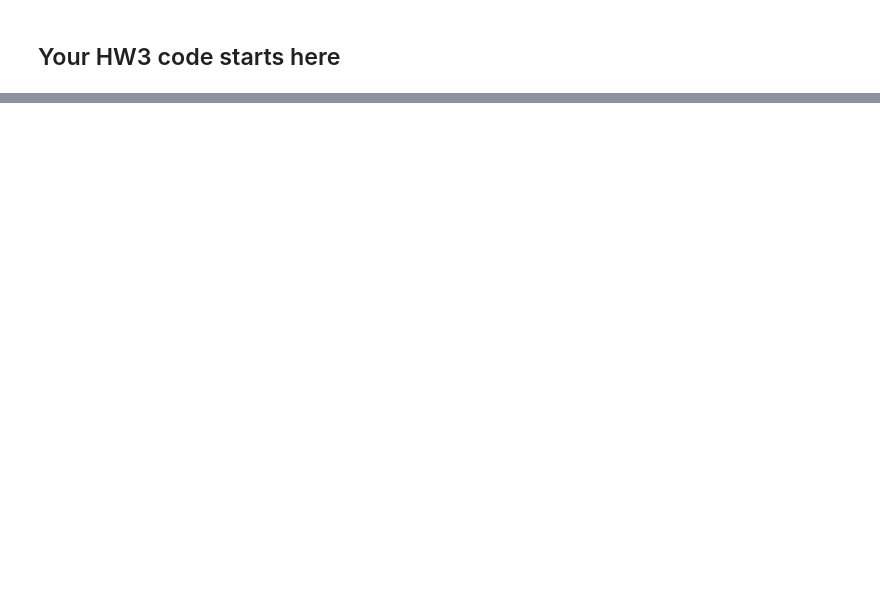
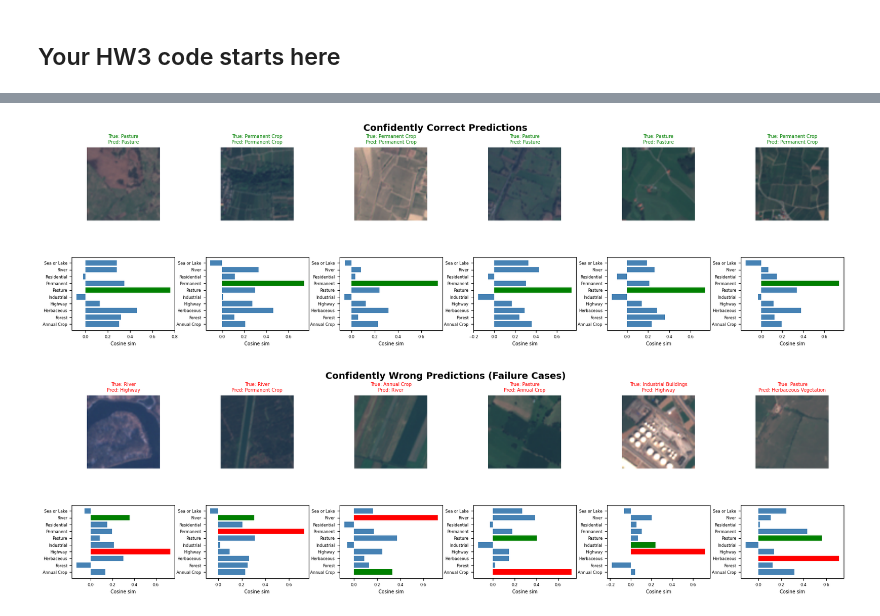
Before and after one commit to wduan10/cs148b_hw3, a Jupyter notebook: colab_setup.ipynb, the cells around one changed output, grey strips where cells are left out. Drawn from its saved outputs; the diff is of its cells as text; code cells hidden in the pictures; blank space fills up the shorter version.

```diff
--- a/colab_setup.ipynb
+++ b/colab_setup.ipynb
@@ -150,0 +497,47 @@ ModuleNotFoundError: No module named 'basics.lora'
+# %%
+import matplotlib.pyplot as plt
+import matplotlib.gridspec as gridspec
+
+SHORT = [c.split()[0] if len(c) > 12 else c for c in EUROSAT_CLASSES]  # axis labels
+
+def show_examples(recs, title, n=6):
+    """Show n images with their similarity bar charts."""
+    fig = plt.figure(figsize=(3.5 * n, 5))
+    fig.suptitle(title, fontsize=14, fontweight='bold')
+    gs  = gridspec.GridSpec(2, n, figure=fig, hspace=0.5, wspace=0.3)
+
+    for col, r in enumerate(recs[:n]):
+        # Image
+        ax_img = fig.add_subplot(gs[0, col])
+        ax_img.imshow(r['pil'].resize((96, 96)))
+        ax_img.axis('off')
+        color = 'green' if r['correct'] else 'red'
+        ax_img.set_title(
+            f"True: {EUROSAT_CLASSES[r['true']]}\nPred: {EUROSAT_CLASSES[r['pred']]}",
+            fontsize=7, color=color,
+        )
+
+        # Similarity bar chart
+        ax_bar = fig.add_subplot(gs[1, col])
+        colors = ['steelblue'] * len(EUROSAT_CLASSES)
+        colors[r['true']] = 'green'
+        if not r['correct']:
+            colors[r['pred']] = 'red'
+        ax_bar.barh(range(len(EUROSAT_CLASSES)), r['sims'], color=colors)
+        ax_bar.set_yticks(range(len(EUROSAT_CLASSES)))
+        ax_bar.set_yticklabels(SHORT, fontsize=6)
+        ax_bar.set_xlabel('Cosine sim', fontsize=7)
+        ax_bar.tick_params(axis='x', labelsize=6)
+
+    plt.show()
+
+# ── (A) Most confidently correct examples ─────────────────────────────────────
+correct_sorted = sorted([r for r in records if r['correct']], key=lambda r: -r['conf'])
+show_examples(correct_sorted[:6], 'Confidently Correct Predictions')
+
+# ── (B) Most confidently wrong (failure cases) ────────────────────────────────
+wrong_sorted = sorted([r for r in records if not r['correct']], key=lambda r: -r['conf'])
+show_examples(wrong_sorted[:6], 'Confidently Wrong Predictions (Failure Cases)')
+# %% [output]
+[figure, added]
+[figure, added]
```
Also changed, not shown: parts of 47 cells of this notebook.
